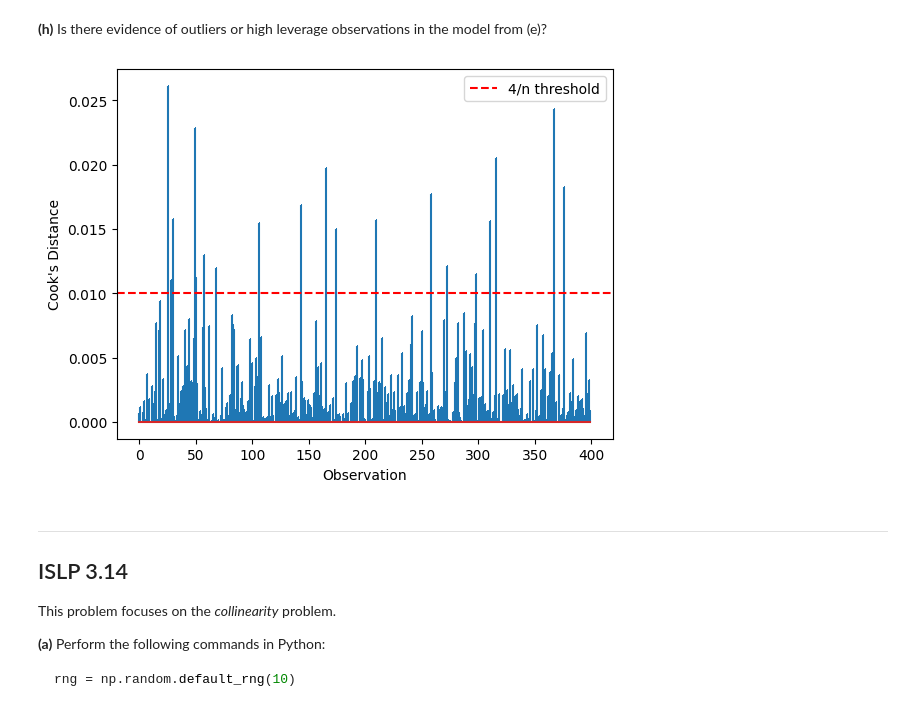
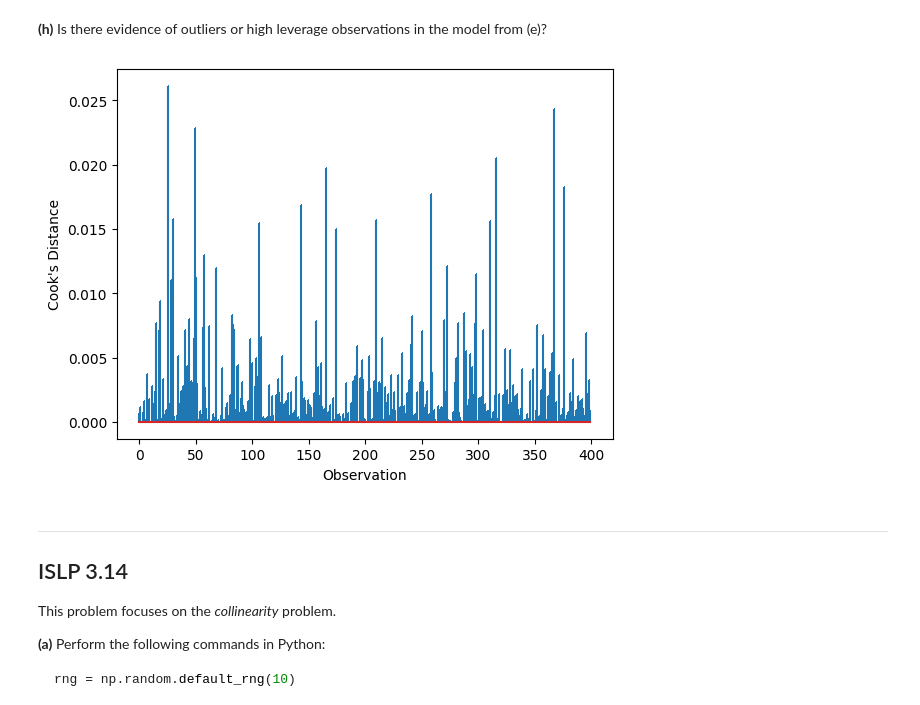
Before and after one commit to nealkuperman/Data_Science_I, a Jupyter notebook: HW/HW_1/HW_1.ipynb, the cells around one changed output. Cells and saved outputs as stored; diff of their text form; code cells hidden in the pictures.

```diff
--- a/HW/HW_1/HW_1.ipynb
+++ b/HW/HW_1/HW_1.ipynb
@@ -248,20 +249,25 @@ model.conf_int(alpha=0.05)
 # %% [markdown]
 **(h)** Is there evidence of outliers or high leverage observations in the model from (e)?
 # %%
+index, high_leverage_points = find_high_leverage_points(X.values)
+lvg_df = pd.DataFrame({"index": index, "high_leverage_points": high_leverage_points})
+# print(lvg_df.to_latex(index=False))
+
 # Get influence measures
 influence = model.get_influence()
 cooks_d = influence.cooks_distance[0]  # [0] is the values, [1] is p-values
 
 # Plot Cook's D
-
 plt.stem(range(len(cooks_d)), cooks_d, markerfmt=",")
-plt.axhline(y=4/len(y), color='r', linestyle='--', label='4/n threshold')
+# plt.axhline(y=4/len(y), color='r', linestyle='--', label='4/n threshold')
 plt.xlabel('Observation')
 plt.ylabel("Cook's Distance")
-plt.legend()
+# plt.legend()
+plt.savefig("../images/3_10_h_cooks_d.png")
+
 plt.show()
 # %% [output]
-[figure, old version]
+[figure, new version]
 # %% [markdown]
 ---
 ## ISLP 3.14
```
Also changed, not shown: parts of 10 cells of this notebook, 8 other files.
